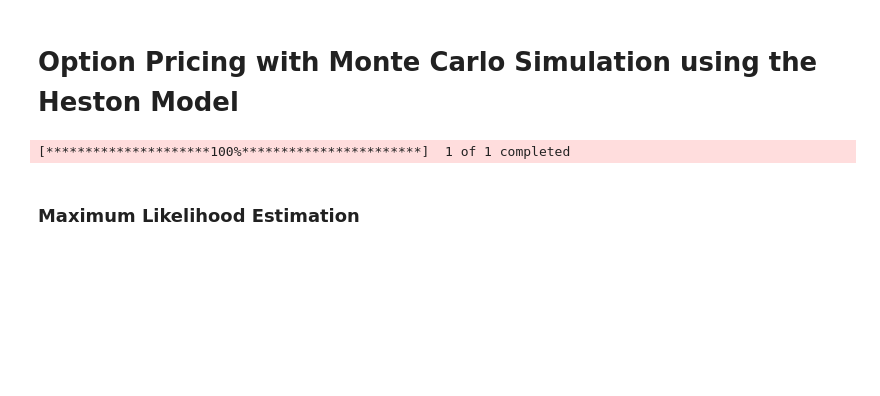
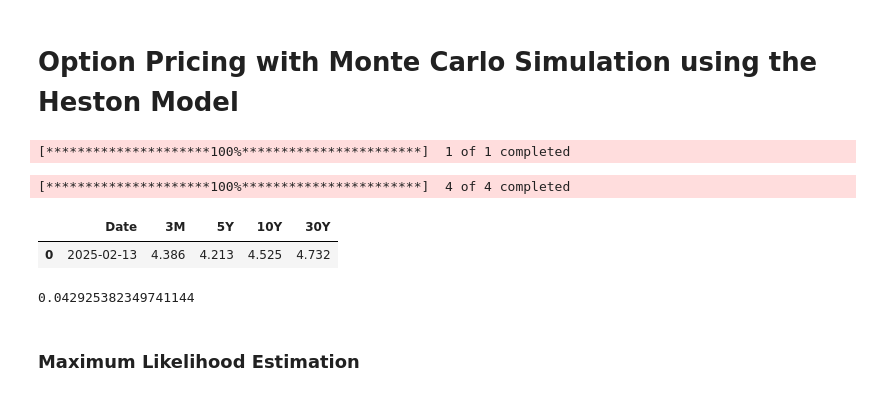
Before and after one commit to maher2k0/mc-heston-option-pricing, a Jupyter notebook: MCHeston.ipynb, the cells around one changed output. Drawn from its saved outputs; the diff is of its cells as text; code cells hidden in the pictures; blank space fills up the shorter version.

```diff
--- a/MCHeston.ipynb
+++ b/MCHeston.ipynb
@@ -31,6 +31,22 @@ df.rename(columns={'AAPL':'Close'},inplace=True)
 df['Change in asset returns'] = df['Close']/df['Close'].shift(1)
 # %% [output]
 [*********************100%***********************]  1 of 1 completed
+# %%
+# Fetch U.S. Treasury yield data from yfinance
+tickers = ['^IRX', '^FVX', '^TNX', '^TYX']  # 3-month, 5-year, 10-year, and 30-year Treasury yield indices
+data = yf.download(tickers, start=datetime.today() - timedelta(days=1), end=datetime.today())
+df_treasury = pd.DataFrame(data['Close'])
+df_treasury.columns = ['3M', '5Y', '10Y', '30Y']
+df_treasury.reset_index(inplace=True)
+df_treasury
+# %% [output]
+[*********************100%***********************]  4 of 4 completed
+|  | Date | 3M | 5Y | 10Y | 30Y |
+| 0 | 2025-02-13 | 4.386 | 4.213 | 4.525 | 4.732 |
+# %%
+r = np.log(1+df_treasury['3M'].values[0]/100) #Using 3 month treasury yield as proxy for risk free rate
+# %% [output]
+0.042925382349741144
 # %% [markdown]
 ### Maximum Likelihood Estimation
 # %%
```
Also changed, not shown: parts of 14 cells of this notebook.
